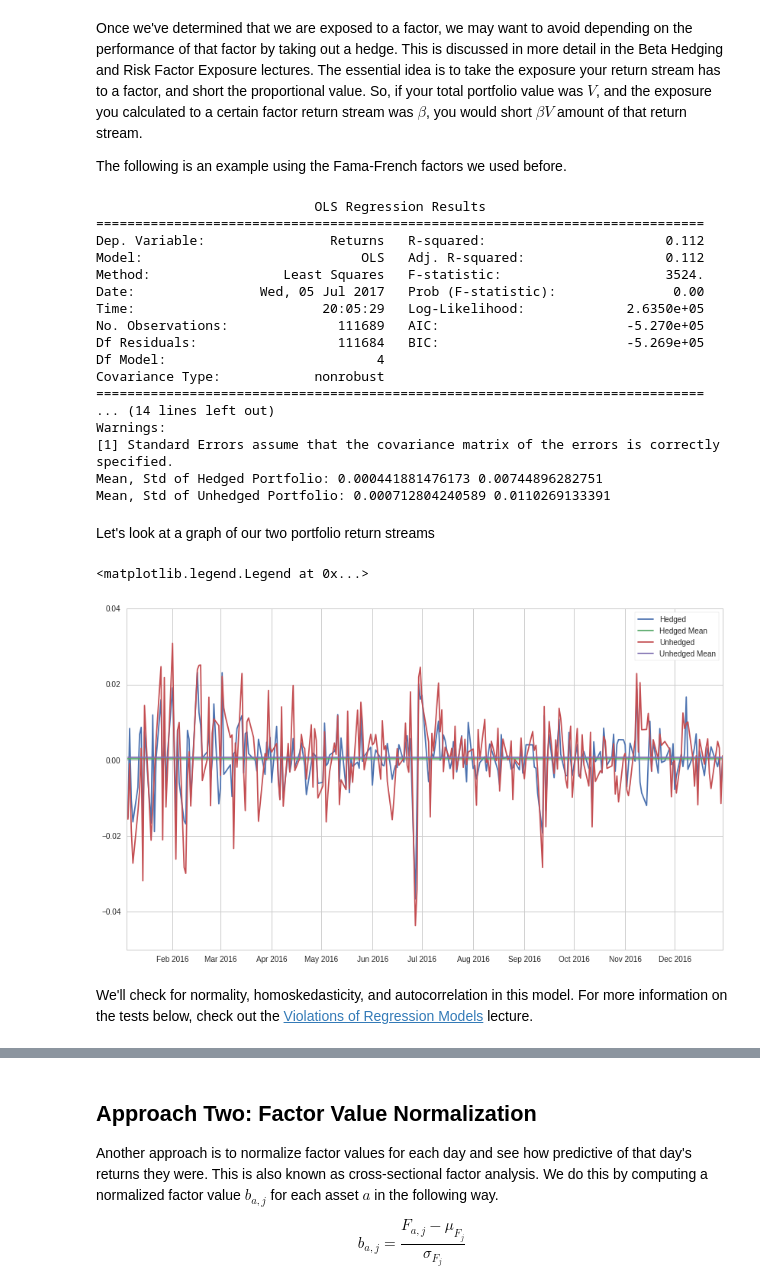
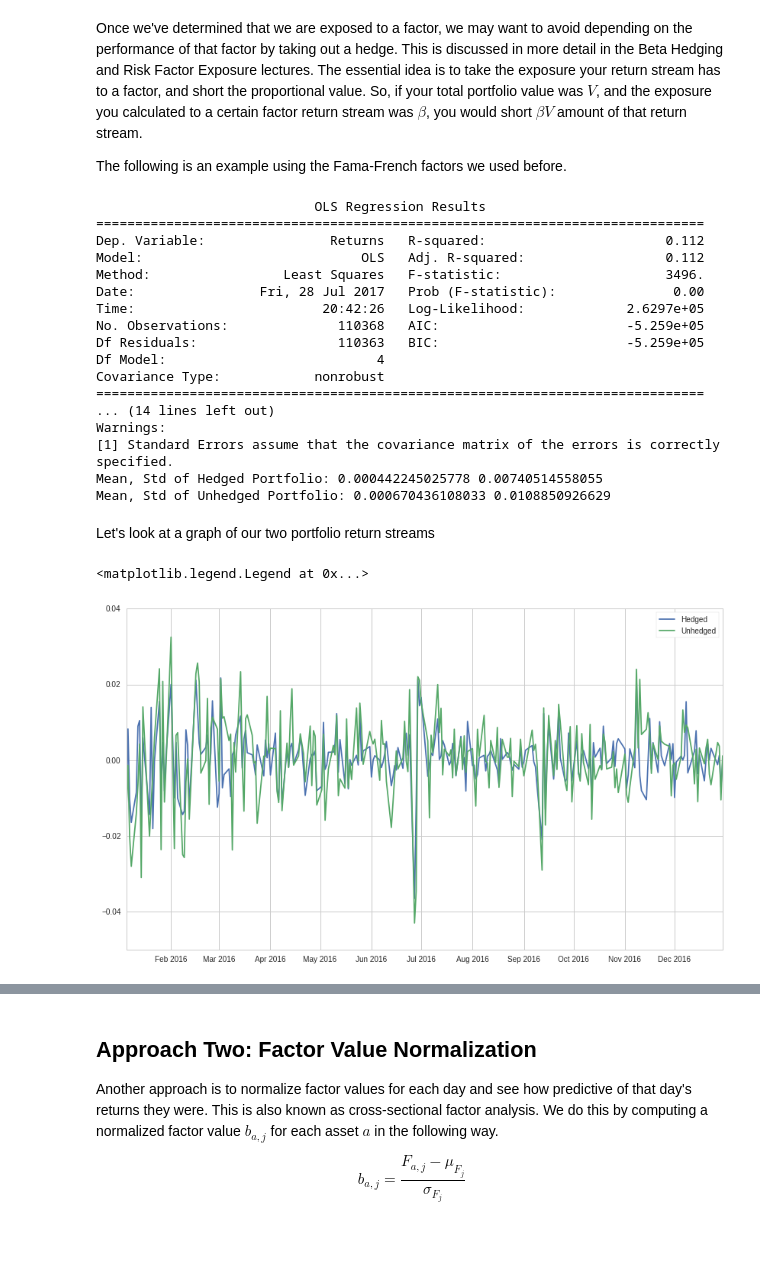
Before and after one commit to quantopian/research_public, a Jupyter notebook: notebooks/lectures/Fundamental_Factor_Models/notebook.ipynb, the cells around one changed output, grey strips where cells are left out. Drawn from its saved outputs; the diff is of its cells as text; code cells hidden in the pictures; blank space fills up the shorter version.

Commit message:
ENH: Third draft of the lecture

```diff
--- a/notebooks/lectures/Fundamental_Factor_Models/notebook.ipynb
+++ b/notebooks/lectures/Fundamental_Factor_Models/notebook.ipynb
@@ -53,7 +53,7 @@ import matplotlib.pyplot as plt
 # %% [markdown]
 Use pipeline to get all of our factor data that we will use in the rest of the lecture.
 # %%
-class LaggedReturns(CustomFactor):
+class Momentum(CustomFactor):
     # will give us the returns from last month
     inputs = [Returns(window_length=20)]
     window_length = 20
@@ -85,9 +85,9 @@ def make_pipeline():
     returns = Returns(window_length=2)
     pipe.add(returns, "Returns")
 
-    # and lagged returns (1 month lag)
-    lagged_returns = LaggedReturns()
-    pipe.add(lagged_returns, 'lagged_returns')
+    # and momentum as lagged returns (1 month lag)
+    momentum = Momentum()
+    pipe.add(momentum, 'momentum')
 
     # we compute a daily rank of both factors, this is used in the next step,
     # which is computing portfolio membership
@@ -97,8 +97,8 @@ def make_pipeline():
     book_to_price_rank = book_to_price.rank(mask=Q1500US())
     pipe.add(book_to_price_rank, 'book_to_price_rank')
 
-    lagged_returns_rank = lagged_returns.rank(mask=Q1500US())
-    pipe.add(lagged_returns_rank, 'lagged_returns_rank')
+    momentum_rank = momentum.rank(mask=Q1500US())
+    pipe.add(momentum_rank, 'momentum_rank')
 
     # build Filters representing the top and bottom 1000 stocks by our combined ranking system
     biggest = market_cap_rank.top(1000)
@@ -107,8 +107,8 @@ def make_pipeline():
     highpb = book_to_price_rank.top(1000)
     lowpb = book_to_price_rank.bottom(1000)
 
-    top = lagged_returns_rank.top(1000)
-    bottom = lagged_returns_rank.bottom(1000)
+    top = momentum_rank.top(1000)
+    bottom = momentum_rank.bottom(1000)
 
     # don't return anything not in this set, as we don't need it
     pipe.set_screen(Q1500US() & (biggest | smallest | highpb | lowpb | top | bottom))
@@ -136,5 +136,5 @@ start_date, end_date = '2016-01-01', '2016-12-31'
 
 results = run_pipeline(pipe, start_date, end_date)
 
-results
+results.head()
 # %% [output]
@@ -318,31 +306,27 @@ print 'Mean, Std of Unhedged Portfolio:', np.mean(R_portfolio_time_series), np.s
 ==============================================================================
 Dep. Variable:                Returns   R-squared:                       0.112
 Model:                            OLS   Adj. R-squared:                  0.112
-Method:                 Least Squares   F-statistic:                     3524.
-Date:                Wed, 05 Jul 2017   Prob (F-statistic):               0.00
-Time:                        20:05:29   Log-Likelihood:             2.6350e+05
-No. Observations:              111689   AIC:                        -5.270e+05
-Df Residuals:                  111684   BIC:                        -5.269e+05
+Method:                 Least Squares   F-statistic:                     3496.
+Date:                Fri, 28 Jul 2017   Prob (F-statistic):               0.00
+Time:                        20:42:26   Log-Likelihood:             2.6297e+05
+No. Observations:              110368   AIC:                        -5.259e+05
+Df Residuals:                  110363   BIC:                        -5.259e+05
 Df Model:                           4
 Covariance Type:            nonrobust
 ==============================================================================
 ... (14 lines left out)
 Warnings:
 [1] Standard Errors assume that the covariance matrix of the errors is correctly specified.
-Mean, Std of Hedged Portfolio: 0.000441881476173 0.00744896282751
-Mean, Std of Unhedged Portfolio: 0.000712804240589 0.0110269133391
+Mean, Std of Hedged Portfolio: 0.000442245025778 0.00740514558055
+Mean, Std of Unhedged Portfolio: 0.000670436108033 0.0108850926629
 # %% [markdown]
 Let's look at a graph of our two portfolio return streams
 # %%
 plt.plot(hedged_portfolio)
-plt.plot(pd.DataFrame({'Hedged': hedged_portfolio.mean()}, index=hedged_portfolio.index))
 
 plt.plot(R_portfolio_time_series)
-plt.plot(pd.DataFrame({'Unhedged': R_portfolio_time_series.mean()}, index=R_portfolio_time_series.index))
 
-plt.legend(['Hedged', 'Hedged Mean', 'Unhedged', 'Unhedged Mean'])
+plt.legend(['Hedged', 'Unhedged'])
 # %% [output]
 <matplotlib.legend.Legend at 0x...>
-[figure, old version]
+[figure, new version]
-# %% [markdown]
-We'll check for normality, homoskedasticity, and autocorrelation in this model. For more information on the tests below, check out the [Violations of Regression Models](https://www.quantopian.com/lectures/violations-of-regression-models#notebook) lecture.
```
Also changed, not shown: parts of 10 cells of this notebook, 1 other file.
